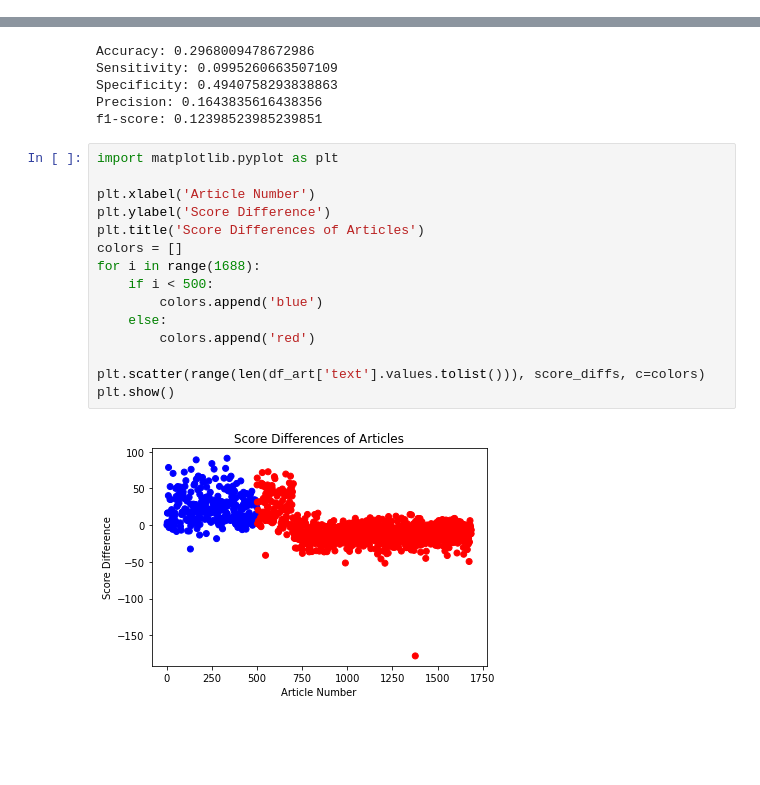
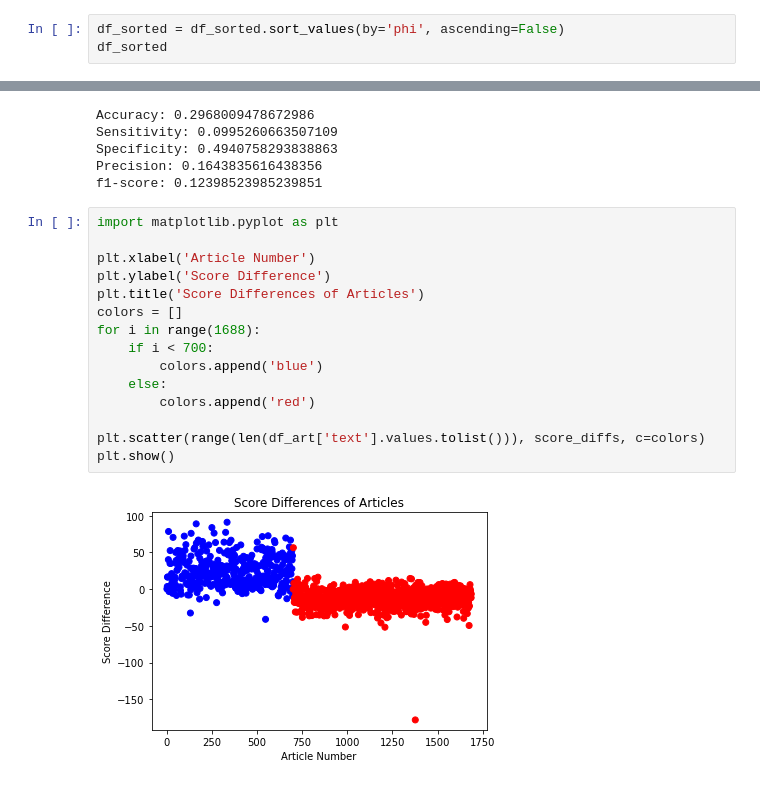
Before and after one commit to fzyang1227/onion-news, a Jupyter notebook: naive_bayes.ipynb, the cells around one changed output, grey strips where cells are left out. Drawn from its saved outputs; the diff is of its cells as text; blank space fills up the shorter version.

```diff
--- a/naive_bayes.ipynb
+++ b/naive_bayes.ipynb
@@ -175,3 +175,6 @@ df_sorted
 | 402 | throughout | 59 | 29 | 30 | 0.004579 |
 | 1059 | bills | 59 | 4 | 55 | -0.007682 |
 1000 rows × 5 columns
+# %%
+df_sorted = df_sorted.sort_values(by='phi', ascending=False)
+df_sorted
@@ -275,17 +292,17 @@ f1-score: 0.12398523985239851
 # %%
 import matplotlib.pyplot as plt
 
 plt.xlabel('Article Number')
 plt.ylabel('Score Difference')
 plt.title('Score Differences of Articles')
 colors = []
 for i in range(1688):
-    if i < 500:
+    if i < 700:
         colors.append('blue')
     else:
         colors.append('red')
 
 plt.scatter(range(len(df_art['text'].values.tolist())), score_diffs, c=colors)
 plt.show()
 # %% [output]
-[figure, old version]
+[figure, new version]
```
Also changed, not shown: parts of 2 cells of this notebook.
